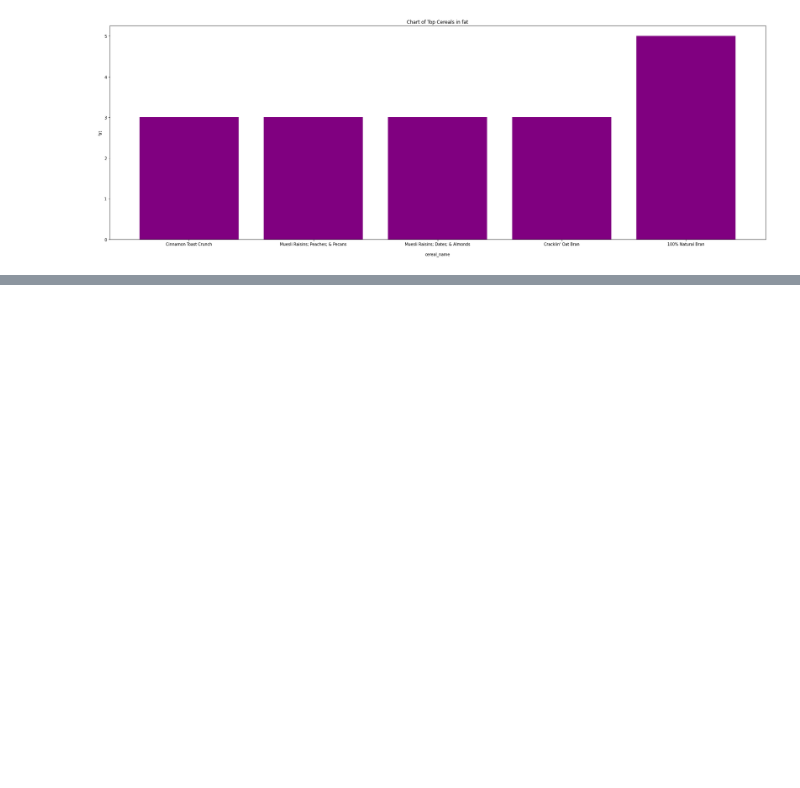
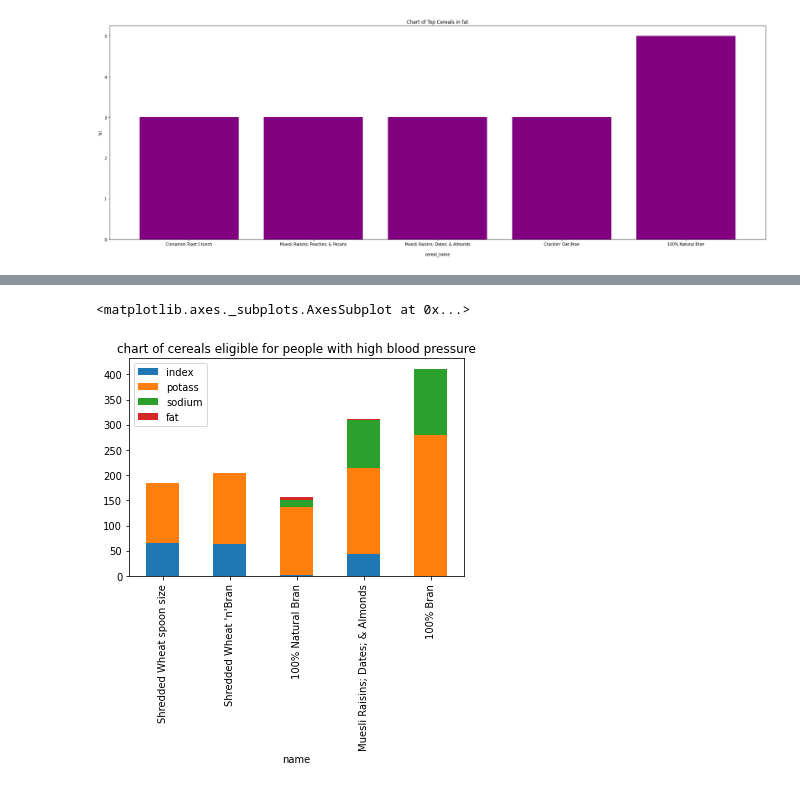
Before and after one commit to audubilly/data_science_project, a Jupyter notebook: DataScienceProject.ipynb, the cells around one changed output, grey strips where cells are left out. Drawn from its saved outputs; the diff is of its cells as text; code cells hidden in the pictures; blank space fills up the shorter version.

```diff
--- a/DataScienceProject.ipynb
+++ b/DataScienceProject.ipynb
@@ -229,0 +341,3 @@ plt.show
+# %%
+p_sodium_sorted = potas_sorted_df.sort_values('sodium')
+p_sodium_sorted
@@ -229,0 +376,3 @@ plt.show
+# %%
+hbp_df = p_sodium_sorted[['name','potass','sodium','fat']]
+hbp_df
@@ -229,0 +397,5 @@ plt.show
+# %%
+hbp_rec_df = hbp_df.head()
+# %%
+hbp_rec_df = hbp_rec_df.reset_index()
+hbp_rec_df
@@ -229,0 +409,6 @@ plt.show
+# %%
+hbp_rec_df.set_index('name',inplace=True)
+hbp_rec_df.plot(kind = 'bar', stacked ='True', title = "chart of cereals eligible for people with high blood pressure")
+# %% [output]
+<matplotlib.axes._subplots.AxesSubplot at 0x...>
+[figure, added]
```
Also changed, not shown: parts of 13 cells of this notebook.
